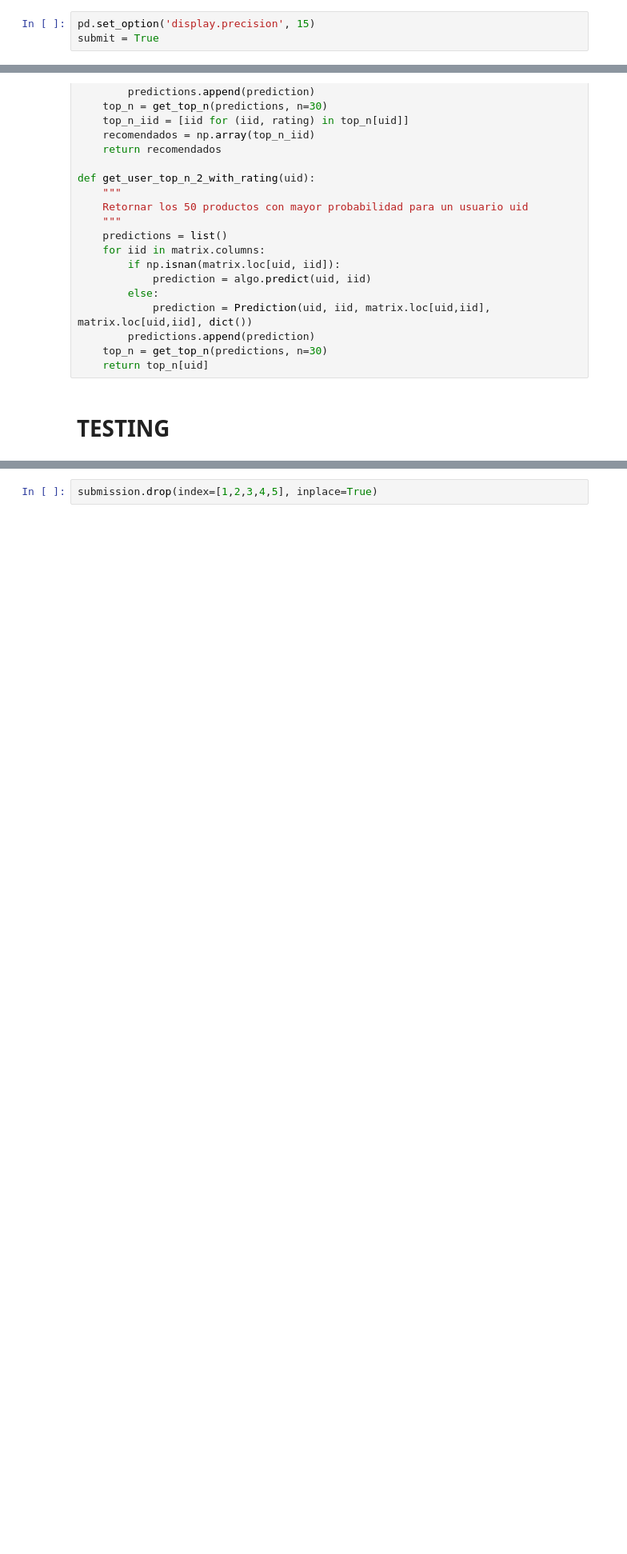
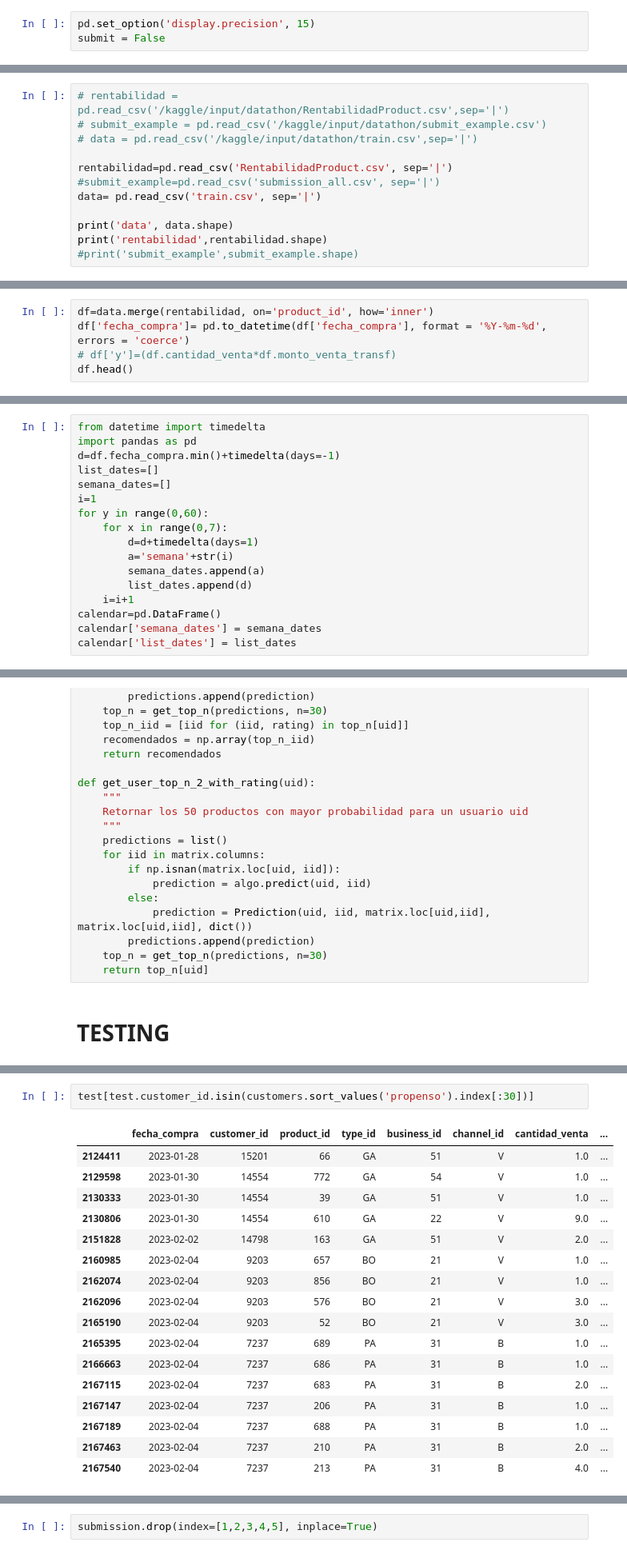
Before and after one commit to SolanoJason/alicor, a Jupyter notebook: kde.ipynb, the cells around one changed output, grey strips where cells are left out. Shown: that part at 80% size. Drawn from its saved outputs; the diff is of its cells as text; blank space fills up the shorter version.

```diff
--- a/kde.ipynb
+++ b/kde.ipynb
@@ -19,4 +19,4 @@ import csv
 import heapq
 # %%
 pd.set_option('display.precision', 15)
-submit = True
+submit = False
@@ -22,0 +42,12 @@ submit = True
+# %%
+# rentabilidad = pd.read_csv('/kaggle/input/datathon/RentabilidadProduct.csv',sep='|')
+# submit_example = pd.read_csv('/kaggle/input/datathon/submit_example.csv')
+# data = pd.read_csv('/kaggle/input/datathon/train.csv',sep='|')
+
+rentabilidad=pd.read_csv('RentabilidadProduct.csv', sep='|')
+#submit_example=pd.read_csv('submission_all.csv', sep='|')
+data= pd.read_csv('train.csv', sep='|')
+
+print('data', data.shape)
+print('rentabilidad',rentabilidad.shape)
+#print('submit_example',submit_example.shape)
@@ -22,0 +75,5 @@ submit = True
+# %%
+df=data.merge(rentabilidad, on='product_id', how='inner')
+df['fecha_compra']= pd.to_datetime(df['fecha_compra'], format = '%Y-%m-%d', errors = 'coerce')
+# df['y']=(df.cantidad_venta*df.monto_venta_transf)
+df.head()
@@ -22,0 +87,17 @@ submit = True
+# %%
+from datetime import timedelta
+import pandas as pd
+d=df.fecha_compra.min()+timedelta(days=-1)
+list_dates=[]
+semana_dates=[]
+i=1
+for y in range(0,60):
+    for x in range(0,7):
+        d=d+timedelta(days=1)
+        a='semana'+str(i)
+        semana_dates.append(a)
+        list_dates.append(d)
+    i=i+1
+calendar=pd.DataFrame()
+calendar['semana_dates'] = semana_dates
+calendar['list_dates'] = list_dates
@@ -308,0 +602,20 @@ NameError: name 'test' is not defined
+# %%
+test[test.customer_id.isin(customers.sort_values('propenso').index[:30])]
+# %% [output]
+|  | fecha_compra | customer_id | product_id | type_id | business_id | channel_id | cantidad_venta | ... |
+| 2124411 | 2023-01-28 | 15201 | 66 | GA | 51 | V | 1.0 | ... |
+| 2129598 | 2023-01-30 | 14554 | 772 | GA | 54 | V | 1.0 | ... |
+| 2130333 | 2023-01-30 | 14554 | 39 | GA | 51 | V | 1.0 | ... |
+| 2130806 | 2023-01-30 | 14554 | 610 | GA | 22 | V | 9.0 | ... |
+| 2151828 | 2023-02-02 | 14798 | 163 | GA | 51 | V | 2.0 | ... |
+| 2160985 | 2023-02-04 | 9203 | 657 | BO | 21 | V | 1.0 | ... |
+| 2162074 | 2023-02-04 | 9203 | 856 | BO | 21 | V | 1.0 | ... |
+| 2162096 | 2023-02-04 | 9203 | 576 | BO | 21 | V | 3.0 | ... |
+| 2165190 | 2023-02-04 | 9203 | 52 | BO | 21 | V | 3.0 | ... |
+| 2165395 | 2023-02-04 | 7237 | 689 | PA | 31 | B | 1.0 | ... |
+| 2166663 | 2023-02-04 | 7237 | 686 | PA | 31 | B | 1.0 | ... |
+| 2167115 | 2023-02-04 | 7237 | 683 | PA | 31 | B | 2.0 | ... |
+| 2167147 | 2023-02-04 | 7237 | 206 | PA | 31 | B | 1.0 | ... |
+| 2167189 | 2023-02-04 | 7237 | 688 | PA | 31 | B | 1.0 | ... |
+| 2167463 | 2023-02-04 | 7237 | 210 | PA | 31 | B | 2.0 | ... |
+| 2167540 | 2023-02-04 | 7237 | 213 | PA | 31 | B | 4.0 | ... |
```
Also changed, not shown: parts of 34 cells of this notebook.
